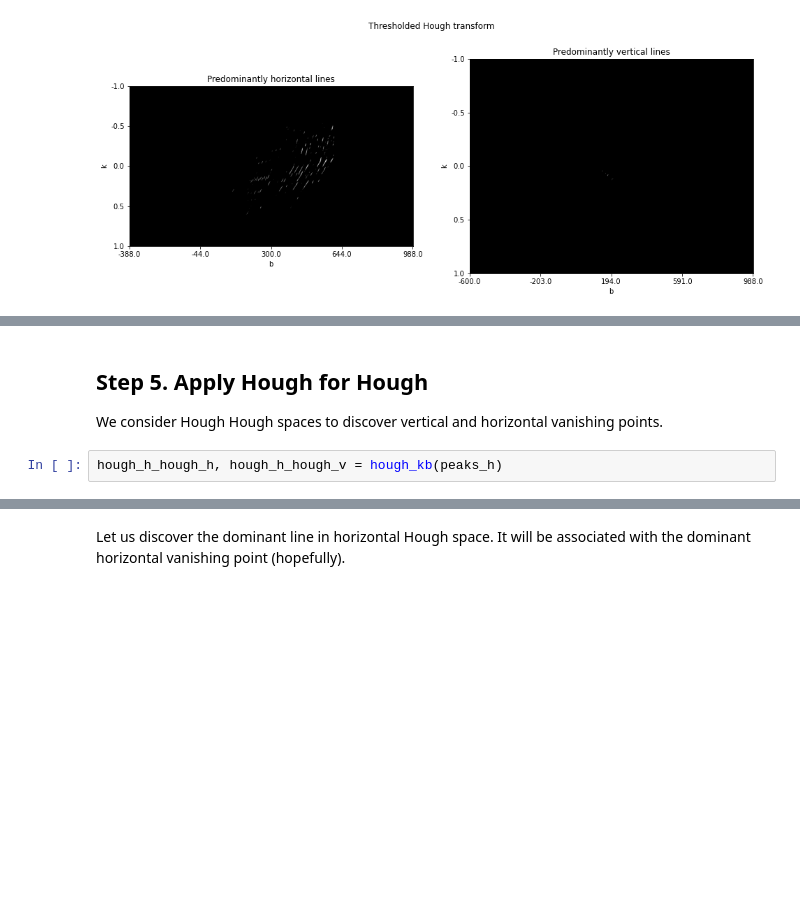
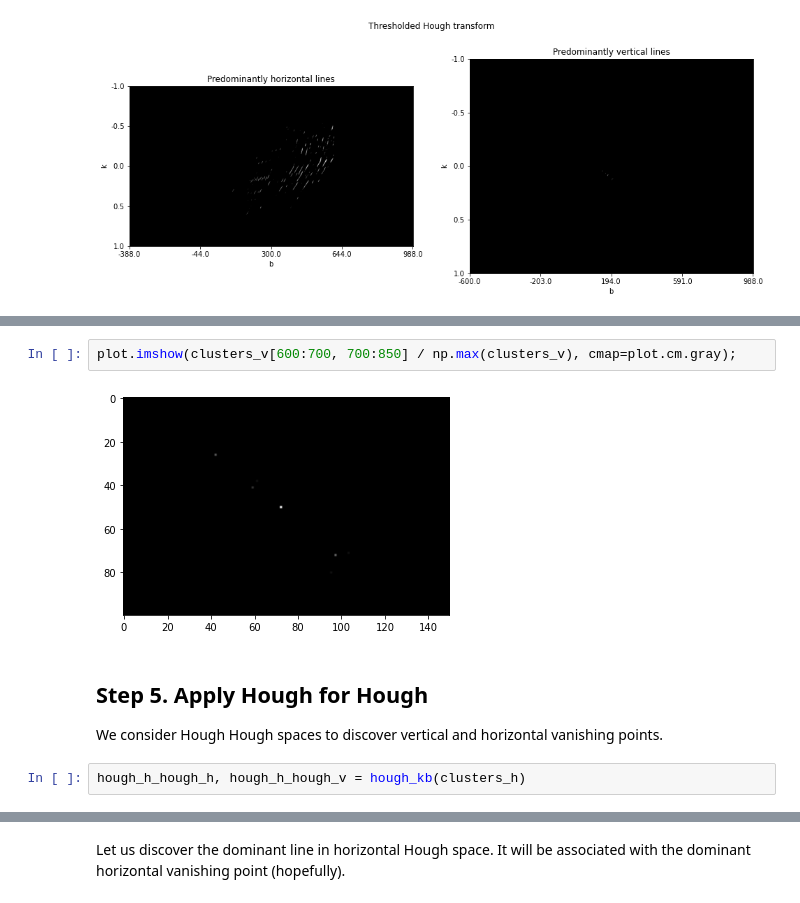
Before and after one commit to jointpoints/perspective-control, a Jupyter notebook: experiments/hough_transform.ipynb, the cells around one changed output, grey strips where cells are left out. Cells and saved outputs as stored; diff of their text form; blank space fills up the shorter version.

```diff
--- a/experiments/hough_transform.ipynb
+++ b/experiments/hough_transform.ipynb
@@ -216,9 +261,13 @@ ax_v.imshow(peaks_v / np.max(peaks_v), cmap=plot.cm.gray);
+# %%
+plot.imshow(clusters_v[600:700, 700:850] / np.max(clusters_v), cmap=plot.cm.gray);
+# %% [output]
+[figure, added]
 # %% [markdown]
 ## Step 5. Apply Hough for Hough
 
 We consider Hough Hough spaces to discover vertical and horizontal vanishing points.
 # %%
-hough_h_hough_h, hough_h_hough_v = hough_kb(peaks_h)
+hough_h_hough_h, hough_h_hough_v = hough_kb(clusters_h)
 # %%
 plot.figure(figsize=(16, 6))
 plot.suptitle('Double Hough transform for predominantly horizontal lines')
```
Also changed, not shown: parts of 19 cells of this notebook.
